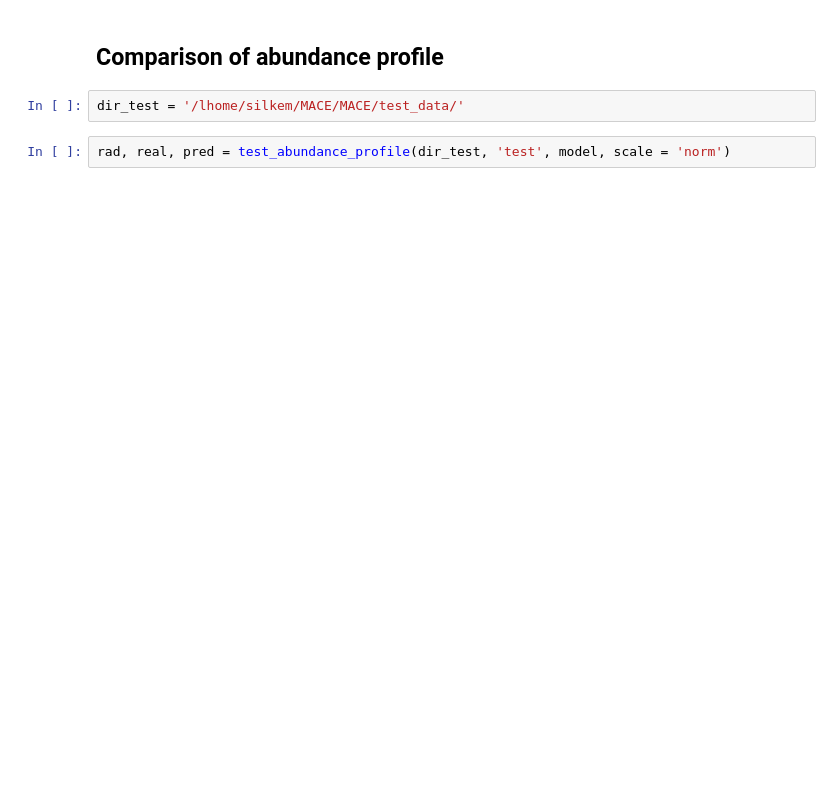
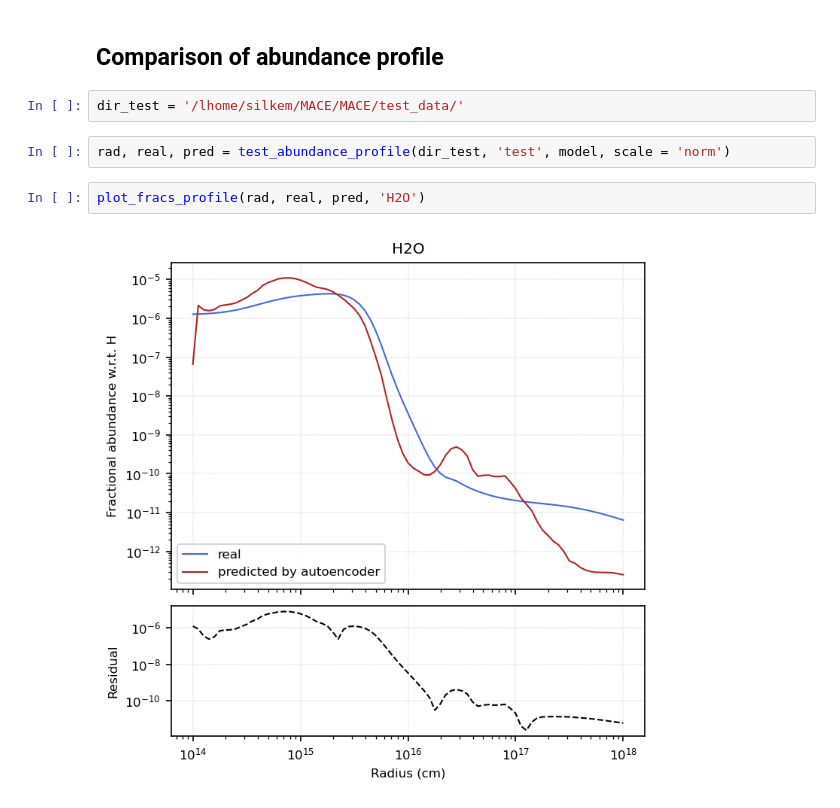
Before and after one commit to silkemaes/MACE, a Jupyter notebook: autoencoder.ipynb, the cells around one changed output. Cells and saved outputs as stored; diff of their text form; blank space fills up the shorter version.

```diff
--- a/autoencoder.ipynb
+++ b/autoencoder.ipynb
@@ -498,3 +488,7 @@ plot_hist(x_test_hat)
 dir_test = '/lhome/silkem/MACE/MACE/test_data/'
 # %%
 rad, real, pred = test_abundance_profile(dir_test, 'test', model, scale = 'norm')
+# %%
+plot_fracs_profile(rad, real, pred, 'H2O')
+# %% [output]
+[figure, added]
```
Also changed, not shown: parts of 14 cells of this notebook.
